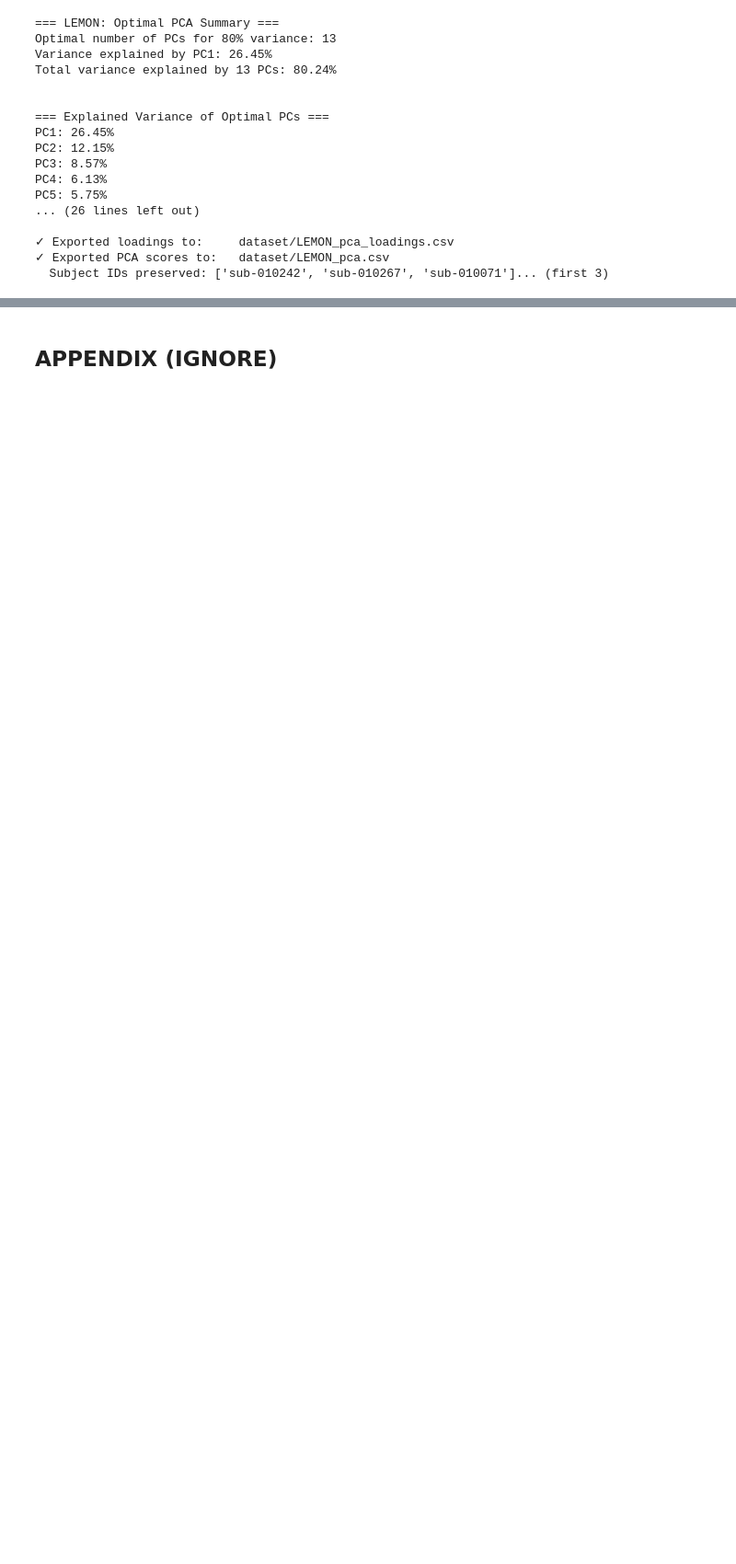
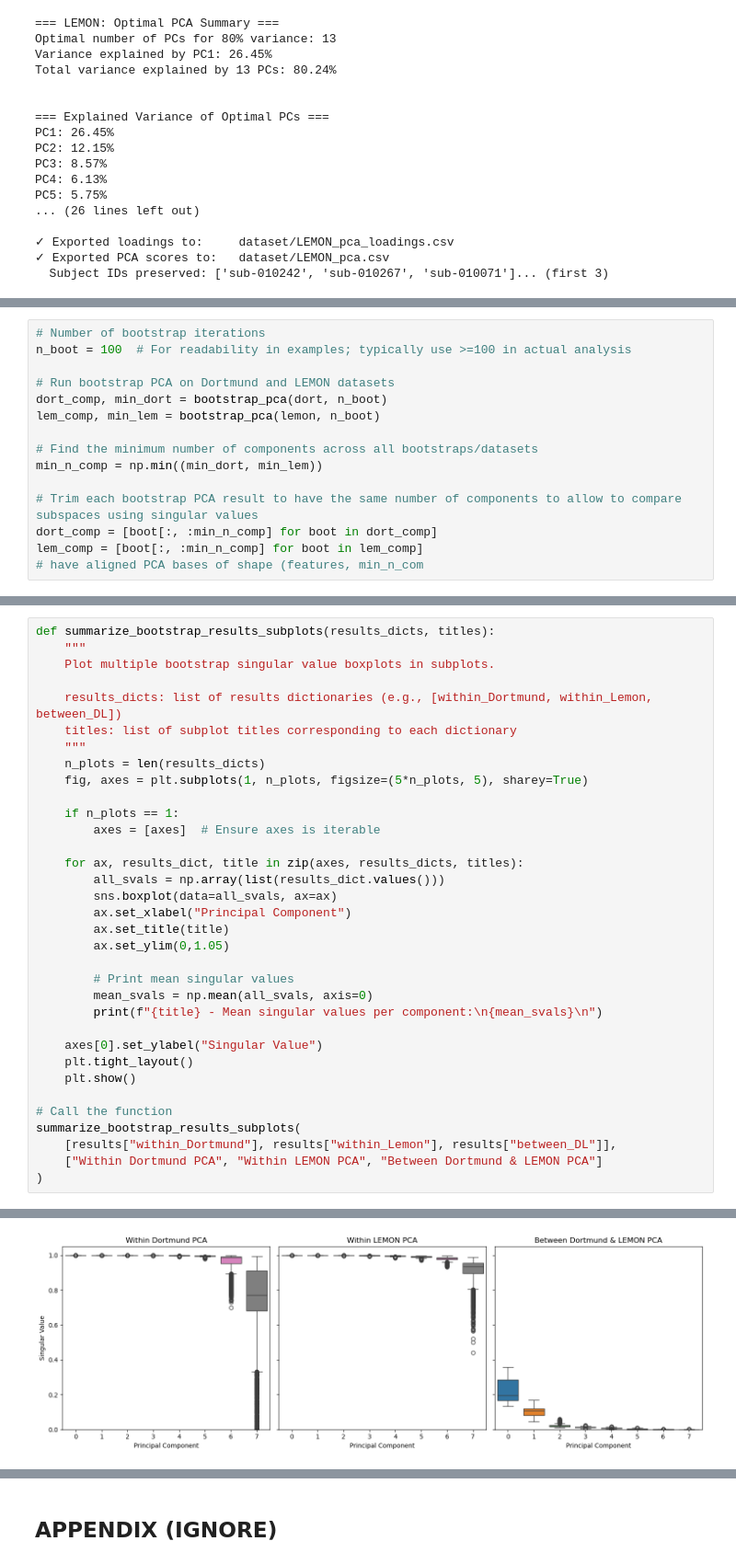
Before and after one commit to xandime/EEG_cluster_detection, a Jupyter notebook: PCA.ipynb, the cells around one changed output, grey strips where cells are left out. Shown at 92% size. Saved outputs shown, nothing was run; the diff lists cells and outputs as text; blank space fills up the shorter version.

Commit message:
Bootstrap PCA - within dataset variability is low (PCA is reliable here), between dortmund and LEMON variablity is high

```diff
--- a/PCA.ipynb
+++ b/PCA.ipynb
@@ -342,0 +414,15 @@ PC5: 5.75%
+# %%
+# Number of bootstrap iterations
+n_boot = 100  # For readability in examples; typically use >=100 in actual analysis
+
+# Run bootstrap PCA on Dortmund and LEMON datasets
+dort_comp, min_dort = bootstrap_pca(dort, n_boot)
+lem_comp, min_lem = bootstrap_pca(lemon, n_boot)
+
+# Find the minimum number of components across all bootstraps/datasets
+min_n_comp = np.min((min_dort, min_lem))
+
+# Trim each bootstrap PCA result to have the same number of components to allow to compare subspaces using singular values
+dort_comp = [boot[:, :min_n_comp] for boot in dort_comp]
+lem_comp = [boot[:, :min_n_comp] for boot in lem_comp]
+# have aligned PCA bases of shape (features, min_n_com
@@ -342,0 +550,35 @@ PC5: 5.75%
+# %%
+def summarize_bootstrap_results_subplots(results_dicts, titles):
+    """
+    Plot multiple bootstrap singular value boxplots in subplots.
+
+    results_dicts: list of results dictionaries (e.g., [within_Dortmund, within_Lemon, between_DL])
+    titles: list of subplot titles corresponding to each dictionary
+    """
+    n_plots = len(results_dicts)
+    fig, axes = plt.subplots(1, n_plots, figsize=(5*n_plots, 5), sharey=True)
+
+    if n_plots == 1:
+        axes = [axes]  # Ensure axes is iterable
+
+    for ax, results_dict, title in zip(axes, results_dicts, titles):
+        all_svals = np.array(list(results_dict.values()))
+        sns.boxplot(data=all_svals, ax=ax)
+        ax.set_xlabel("Principal Component")
+        ax.set_title(title)
+        ax.set_ylim(0,1.05)
+
+        # Print mean singular values
+        mean_svals = np.mean(all_svals, axis=0)
+        print(f"{title} - Mean singular values per component:\n{mean_svals}\n")
+
+    axes[0].set_ylabel("Singular Value")
+    plt.tight_layout()
+    plt.show()
+
+# Call the function
+summarize_bootstrap_results_subplots(
+    [results["within_Dortmund"], results["within_Lemon"], results["between_DL"]],
+    ["Within Dortmund PCA", "Within LEMON PCA", "Between Dortmund & LEMON PCA"]
+)
+# %% [output]
@@ -342,0 +596 @@ PC5: 5.75%
+[figure, added]
```
Also changed, not shown: parts of 14 cells of this notebook.
